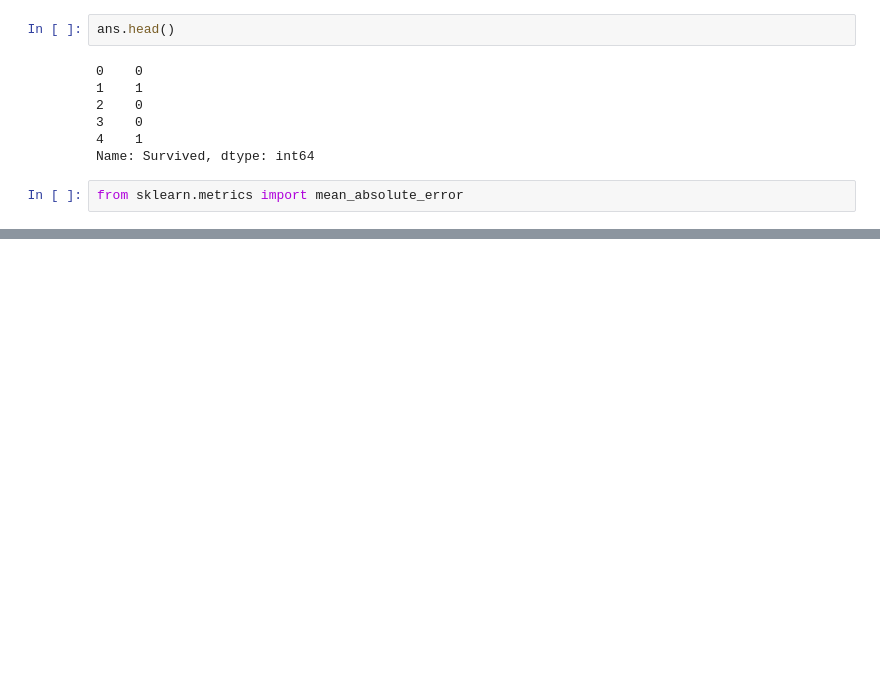
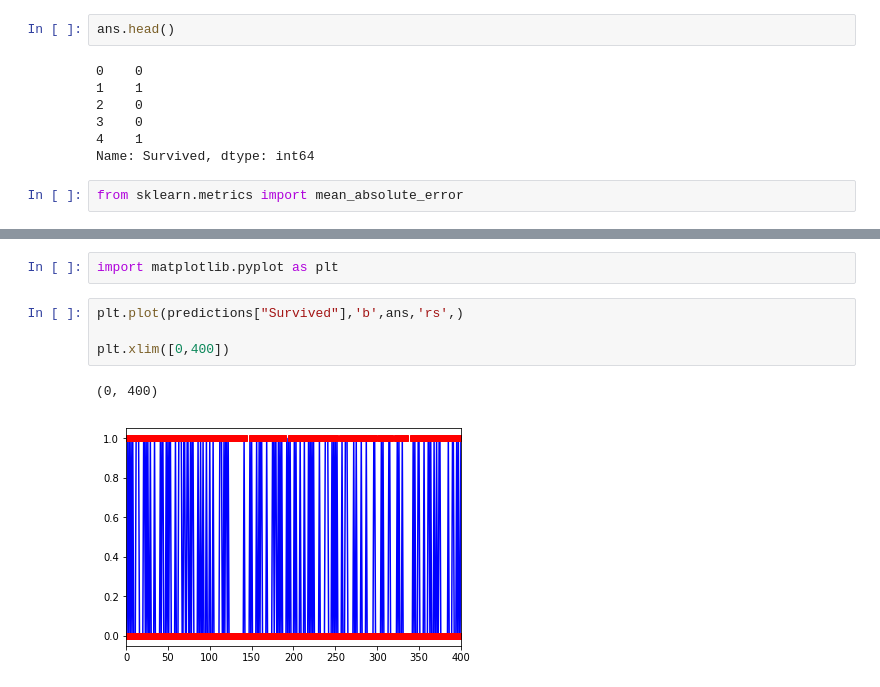
Before and after one commit to Sharron4me/Titanic-Kaggle, a Jupyter notebook: Titanic .ipynb, the cells around one changed output, grey strips where cells are left out. Saved outputs shown, nothing was run; the diff lists cells and outputs as text; blank space fills up the shorter version.

```diff
--- a/Titanic .ipynb
+++ b/Titanic .ipynb
@@ -134,0 +164,9 @@ ValueError: y_true and y_pred have different number of output (2!=1)
+# %%
+import matplotlib.pyplot as plt
+# %%
+plt.plot(predictions["Survived"],'b',ans,'rs',)
+
+plt.xlim([0,400])
+# %% [output]
+(0, 400)
+[figure, added]
```
Also changed, not shown: parts of 14 cells of this notebook, 1 other file.
